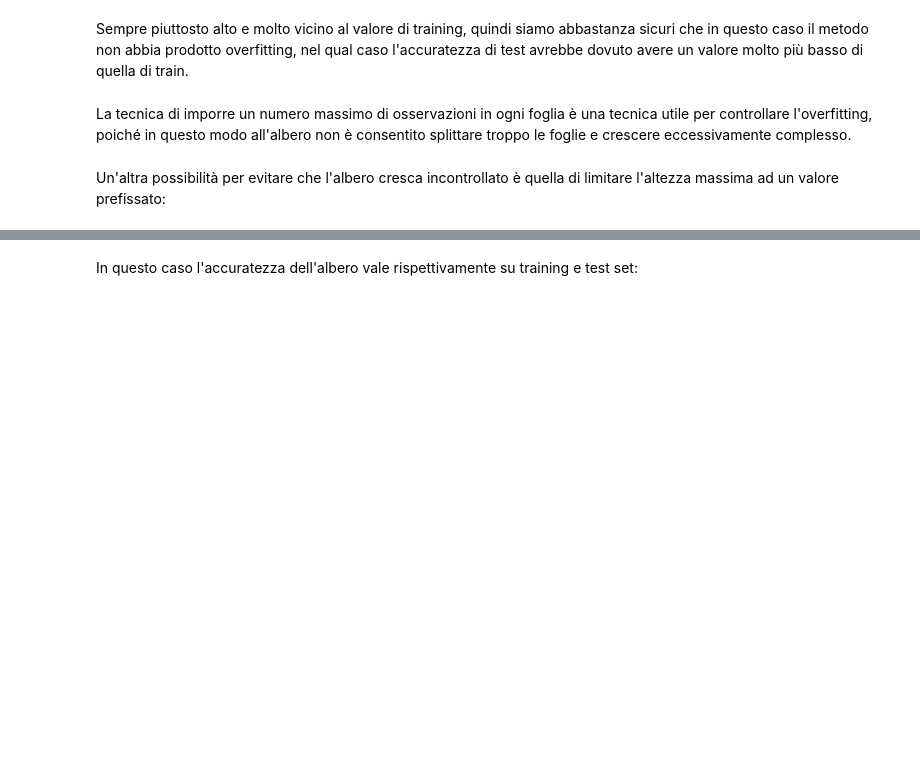
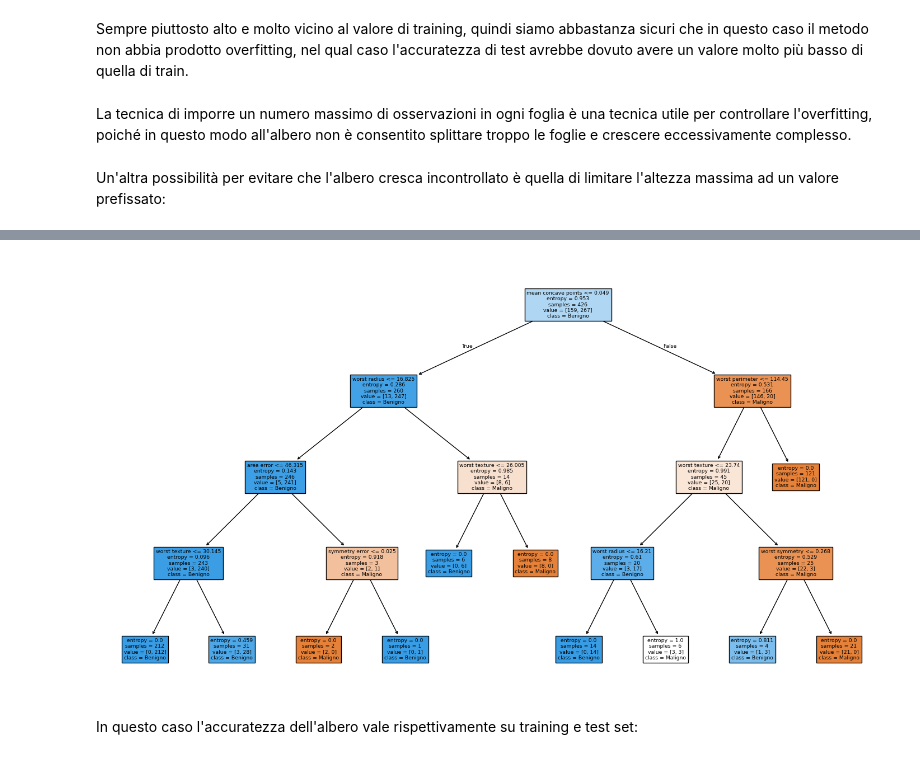
Before and after one commit to jb-sharp/stat4bigdata, a Jupyter notebook: Lezione 9/09-alberi.ipynb, the cells around one changed output, grey strips where cells are left out. Saved outputs shown, nothing was run; the diff lists cells and outputs as text; code cells hidden in the pictures; blank space fills up the shorter version.

```diff
--- a/Lezione 9/09-alberi.ipynb
+++ b/Lezione 9/09-alberi.ipynb
@@ -125,10 +182,13 @@ albero.fit(X_train, y_train)
 # %%
-plt.figure(figsize = (12, 6))
+plt.figure(figsize = (18, 10))
 plot_tree(albero,
           filled = True,  # Se colorare i nodi in base alle classi
           feature_names = data.columns,
-          class_names = ["Maligno", "Benigno"])
+          class_names = ["Maligno", "Benigno"]
+         )
 plt.show()
+# %% [output]
+[figure, added]
 # %% [markdown]
 In questo caso l'accuratezza dell'albero vale rispettivamente su training e test set:
 # %%
```
Also changed, not shown: parts of 26 cells of this notebook, 1 other file.
